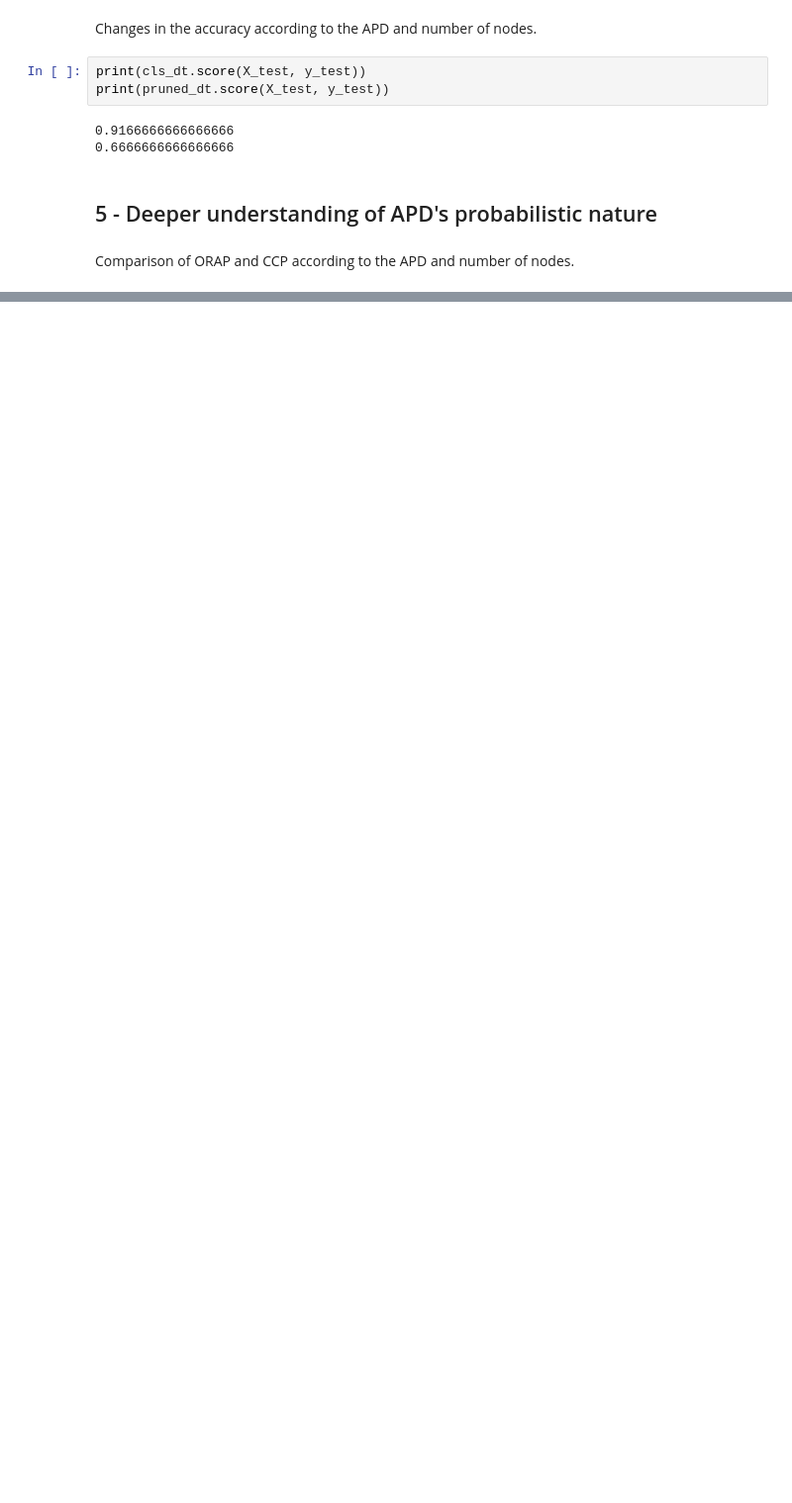
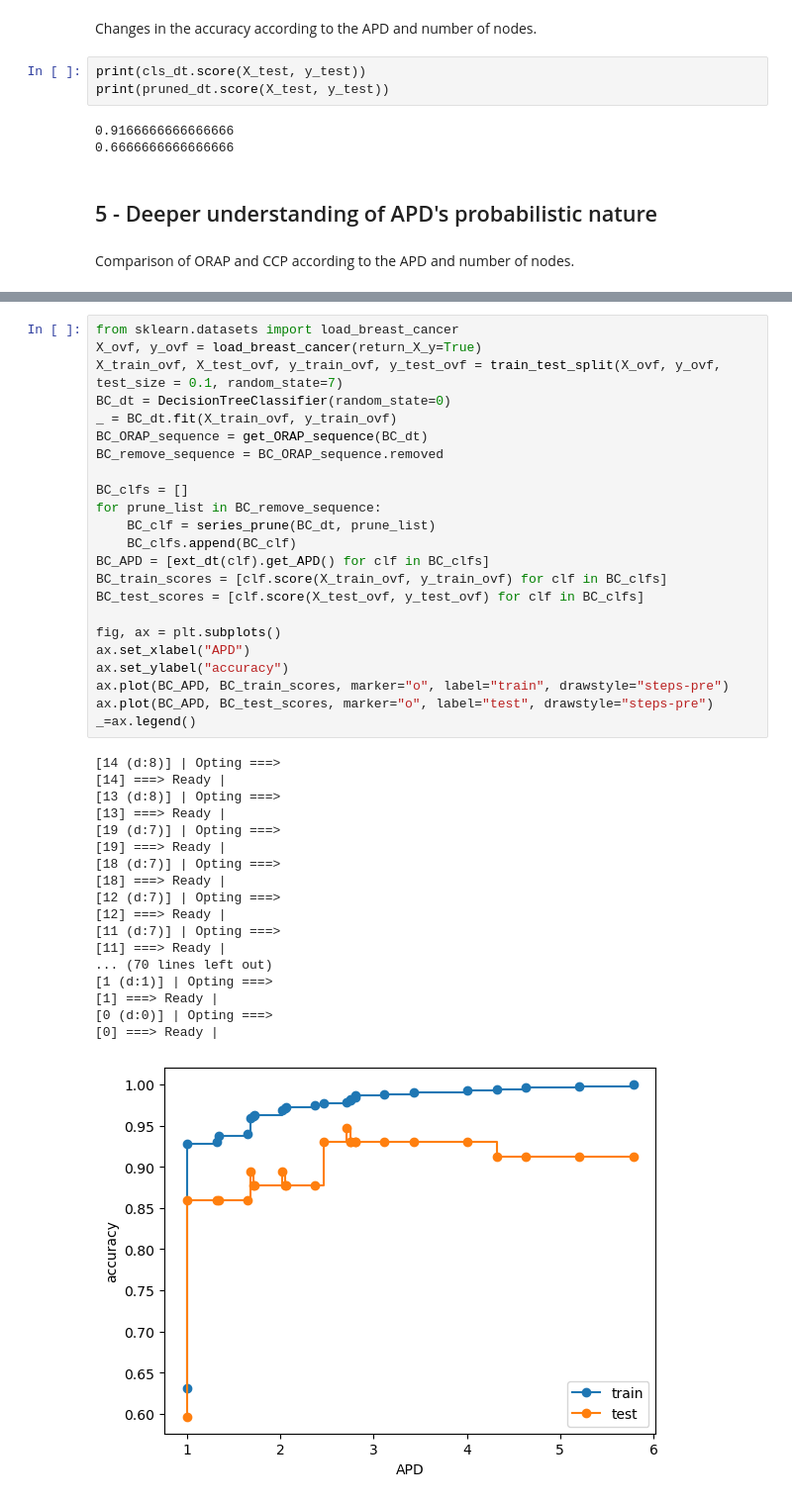
Before and after one commit to masoudinejad/dt_pruning, a Jupyter notebook: orap.ipynb, the cells around one changed output, grey strips where cells are left out. Shown at 99% size. Drawn from its saved outputs; the diff is of its cells as text; blank space fills up the shorter version.

```diff
--- a/orap.ipynb
+++ b/orap.ipynb
@@ -281,0 +286,42 @@ Comparison of ORAP and CCP according to the APD and number of nodes.
+# %%
+from sklearn.datasets import load_breast_cancer
+X_ovf, y_ovf = load_breast_cancer(return_X_y=True)
+X_train_ovf, X_test_ovf, y_train_ovf, y_test_ovf = train_test_split(X_ovf, y_ovf, test_size = 0.1, random_state=7)
+BC_dt = DecisionTreeClassifier(random_state=0)
+_ = BC_dt.fit(X_train_ovf, y_train_ovf)
+BC_ORAP_sequence = get_ORAP_sequence(BC_dt)
+BC_remove_sequence = BC_ORAP_sequence.removed
+
+BC_clfs = []
+for prune_list in BC_remove_sequence:
+    BC_clf = series_prune(BC_dt, prune_list)
+    BC_clfs.append(BC_clf)
+BC_APD = [ext_dt(clf).get_APD() for clf in BC_clfs]
+BC_train_scores = [clf.score(X_train_ovf, y_train_ovf) for clf in BC_clfs]
+BC_test_scores = [clf.score(X_test_ovf, y_test_ovf) for clf in BC_clfs]
+
+fig, ax = plt.subplots()
+ax.set_xlabel("APD")
+ax.set_ylabel("accuracy")
+ax.plot(BC_APD, BC_train_scores, marker="o", label="train", drawstyle="steps-pre")
+ax.plot(BC_APD, BC_test_scores, marker="o", label="test", drawstyle="steps-pre")
+_=ax.legend()
+# %% [output]
+[14 (d:8)] | Opting ===>
+[14] ===> Ready |
+[13 (d:8)] | Opting ===>
+[13] ===> Ready |
+[19 (d:7)] | Opting ===>
+[19] ===> Ready |
+[18 (d:7)] | Opting ===>
+[18] ===> Ready |
+[12 (d:7)] | Opting ===>
+[12] ===> Ready |
+[11 (d:7)] | Opting ===>
+[11] ===> Ready |
+... (70 lines left out)
+[1 (d:1)] | Opting ===>
+[1] ===> Ready |
+[0 (d:0)] | Opting ===>
+[0] ===> Ready |
+[figure, added]
```
Also changed, not shown: parts of 2 cells of this notebook, 1 other file.
